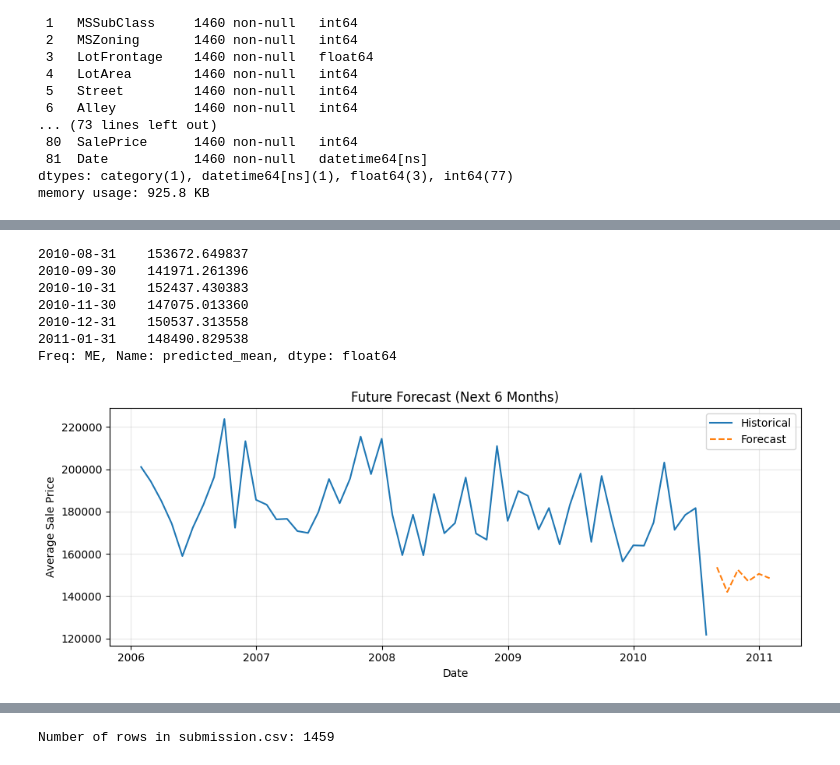
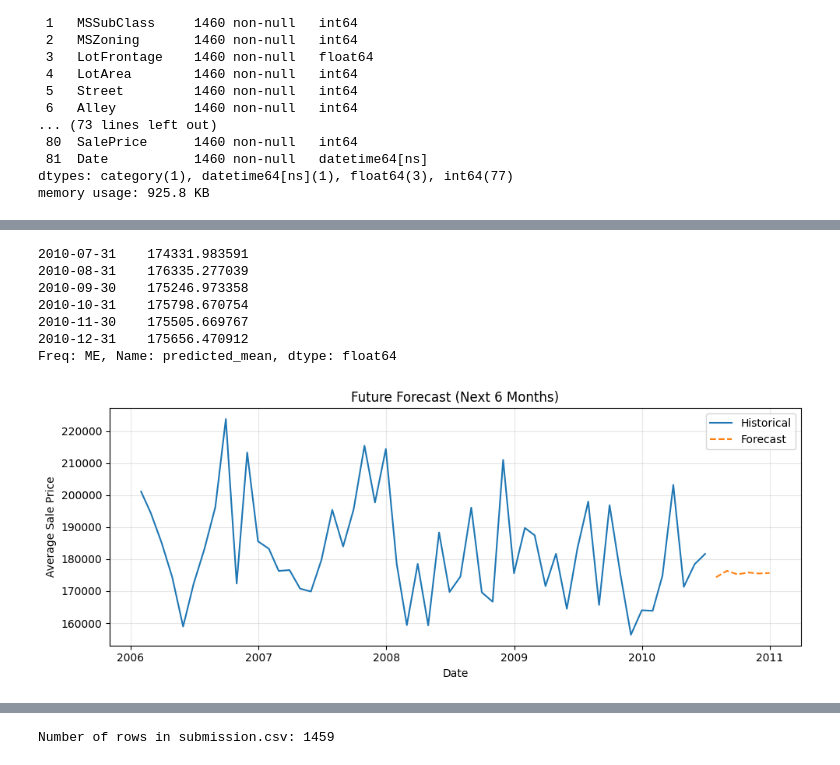
Before and after one commit to HardyUnine/House-Prices-Model, a Jupyter notebook: notebooks/4_time_series_analysis.ipynb, the cells around one changed output, grey strips where cells are left out. Saved outputs shown, nothing was run; the diff lists cells and outputs as text; code cells hidden in the pictures.

```diff
--- a/notebooks/4_time_series_analysis.ipynb
+++ b/notebooks/4_time_series_analysis.ipynb
@@ -411,11 +416,15 @@ df = pd.read_csv('../data/raw/train.csv')
 df['Date'] = pd.to_datetime(df['YrSold'].astype(str) + '-' + df['MoSold'].astype(str) + '-01')
 df.set_index('Date', inplace=True)
 
+
 # Aggregate to monthly average
 monthly_avg = df.resample('ME').agg({
     'SalePrice': 'mean',
     'OverallQual': 'mean'
 }).dropna()
+
+# Remove the last value
+monthly_avg = monthly_avg.iloc[:-1]
 
 # Fix datetime index frequency
 monthly_avg.index = pd.date_range(start=monthly_avg.index[0], periods=len(monthly_avg), freq='ME')
@@ -569,6 +578,9 @@ monthly_avg = df.resample('ME').agg({
     'SalePrice': 'mean',
     'OverallQual': 'mean'
 }).dropna()
+
+# Remove the last value
+monthly_avg = monthly_avg.iloc[:-1]
 
 # Fix datetime index frequency
 monthly_avg.index = pd.date_range(start=monthly_avg.index[0], periods=len(monthly_avg), freq='ME')
@@ -695,5 +707,7 @@ for name in summary_df['Model'][:5]:
 # %%
-# Forecasting future values
+# Remove the last value from log_monthly_avg and exog_data
+log_monthly_avg_trimmed = log_monthly_avg.iloc[:-1]
+exog_data_trimmed = exog_data.iloc[:-1]
 
 # Define number of months to forecast
 forecast_steps = 6
@@ -703,48 +717,49 @@ last_date = monthly_avg.index[-1]
 future_dates = pd.date_range(start=last_date + pd.offsets.MonthEnd(1), periods=forecast_steps, freq='ME')
 
 # Use the last known value of OverallQual for future exog
-last_known_qual = exog_data.iloc[-1]['OverallQual']
+last_known_qual = exog_data_trimmed.iloc[-1]['OverallQual']
 future_exog = pd.DataFrame({
     'OverallQual': [last_known_qual] * forecast_steps
 }, index=future_dates)
 
-# Fit the model on the log-transformed data
+# Fit the model on trimmed log-transformed data
 model = SARIMAX(
-    log_monthly_avg,
-    exog=exog_data,
-    order=(3, 1, 1),
+    log_monthly_avg_trimmed,
+    exog=exog_data_trimmed,
+    order=(2, 1, 2),
     seasonal_order=(0, 0, 0, 12),
     enforce_stationarity=False,
     enforce_invertibility=False
 ).fit(disp=False)
 
 # Forecast in log scale, then exponentiate to get back to original scale
 forecast_log = model.forecast(steps=forecast_steps, exog=future_exog)
 forecast = np.exp(forecast_log)
 
 # Combine with dates
 forecast.index = future_dates
 print(forecast)
 
+# Plot
 plt.figure(figsize=(10, 4))
 plt.plot(monthly_avg.index, monthly_avg['SalePrice'], label='Historical')
 plt.plot(forecast.index, forecast.values, label='Forecast', linestyle='--')
 plt.title("Future Forecast (Next 6 Months)")
 plt.xlabel("Date")
 plt.ylabel("Average Sale Price")
 plt.legend()
 plt.grid(True, alpha=0.3)
 plt.tight_layout()
 plt.show()
 # %% [output]
-2010-08-31    153672.649837
-2010-09-30    141971.261396
-2010-10-31    152437.430383
-2010-11-30    147075.013360
-2010-12-31    150537.313558
-2011-01-31    148490.829538
+2010-07-31    174331.983591
+2010-08-31    176335.277039
+2010-09-30    175246.973358
+2010-10-31    175798.670754
+2010-11-30    175505.669767
+2010-12-31    175656.470912
 Freq: ME, Name: predicted_mean, dtype: float64
-[figure, old version]
+[figure, new version]
 # %%
 # Best model with exogenous 2 variables
 
```
Also changed, not shown: parts of 14 cells of this notebook, 1 other file.
